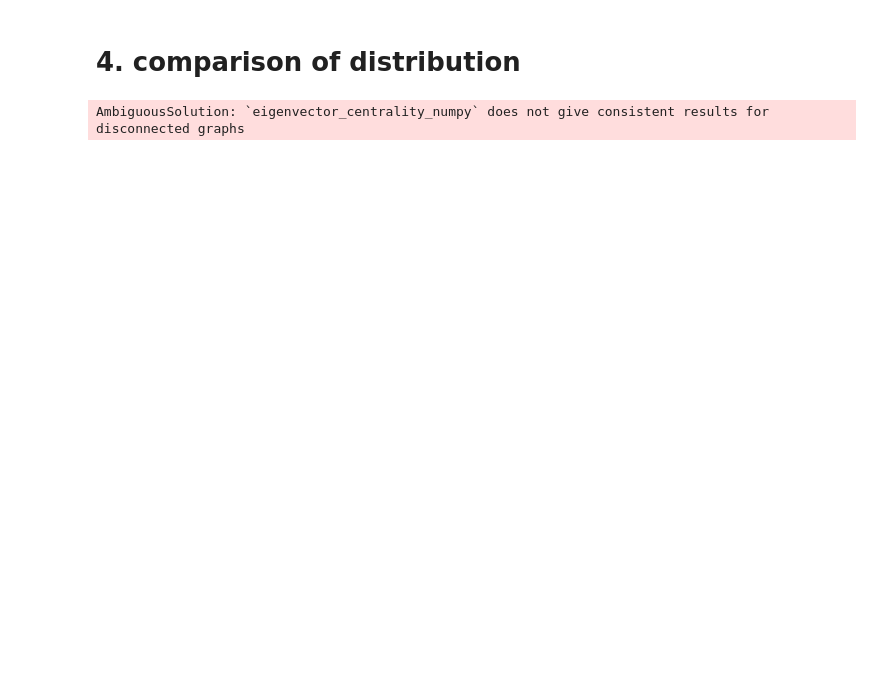
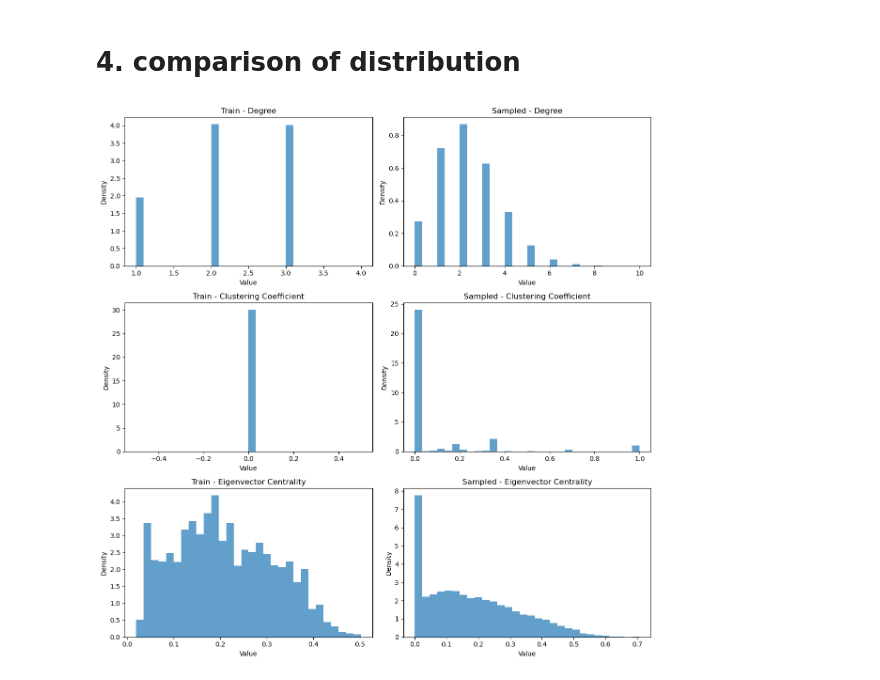
Before and after one commit to ibohaji/Advanced-ml-assignment-3, a Jupyter notebook: baseline.ipynb, the cells around one changed output. Cells and saved outputs as stored; diff of their text form; code cells hidden in the pictures; blank space fills up the shorter version.

```diff
--- a/baseline.ipynb
+++ b/baseline.ipynb
@@ -262,8 +275,13 @@ Novel and Unique: 0.998
 import matplotlib.pyplot as plt
 import networkx as nx
 import numpy as np
+import torch
+import scipy.sparse as sp
+from collections import Counter
+from torch_geometric.utils import to_networkx, from_scipy_sparse_matrix
+from torch_geometric.data import Data
 
-# --------- Statistical functions ---------
+#Statistical functions
 def get_node_degrees(graphs):
     degrees = []
     for g in graphs:
@@ -276,51 +294,56 @@ def get_clustering_coefficients(graphs):
         coeffs.extend(list(nx.clustering(g).values()))
     return coeffs
 
-def get_eigenvector_centrality(graphs):
+def get_eigenvector_centrality_full(graphs):
     centralities = []
     for g in graphs:
-        c = nx.eigenvector_centrality_numpy(g)
-        centralities.extend(list(c.values()))
+        cen_full = {n: 0.0 for n in g.nodes()}
+        if g.number_of_nodes() > 0:
+            lcc_nodes = max(nx.connected_components(g), key=len)
+            LCC = g.subgraph(lcc_nodes)
+            cen_lcc = nx.eigenvector_centrality_numpy(LCC)
+            cen_full.update(cen_lcc)
+        centralities.extend(list(cen_full.values()))
     return centralities
 
-# --------- Extract statistics ---------
-train_degrees = get_node_degrees(train_graphs_nx)
+#Extract statistics
+train_degrees   = get_node_degrees(train_graphs_nx)
 sampled_degrees = get_node_degrees(sampled_graphs_nx)
 
-train_cluster = get_clustering_coefficients(train_graphs_nx)
+train_cluster   = get_clustering_coefficients(train_graphs_nx)
 sampled_cluster = get_clustering_coefficients(sampled_graphs_nx)
 
-train_eigen = get_eigenvector_centrality(train_graphs_nx)
-sampled_eigen = get_eigenvector_centrality(sampled_graphs_nx)
+train_eigen     = get_eigenvector_centrality_full(train_graphs_nx)
+sampled_eigen   = get_eigenvector_centrality_full(sampled_graphs_nx)
 
-# --------- Plotting ---------
+#Plotting
 fig, axes = plt.subplots(3, 2, figsize=(12, 12))
 bins = 30
 
 # First row: Degree
-axes[0, 0].hist(train_degrees, bins=bins, density=True, alpha=0.7, color='blue')
+axes[0, 0].hist(train_degrees,   bins=bins, density=True, alpha=0.7)
 axes[0, 0].set_title("Train - Degree")
-axes[0, 1].hist(sampled_degrees, bins=bins, density=True, alpha=0.7, color='green')
+axes[0, 1].hist(sampled_degrees, bins=bins, density=True, alpha=0.7)
 axes[0, 1].set_title("Sampled - Degree")
 
 # Second row: Clustering Coefficient
-axes[1, 0].hist(train_cluster, bins=bins, density=True, alpha=0.7, color='blue')
+axes[1, 0].hist(train_cluster,   bins=bins, density=True, alpha=0.7)
 axes[1, 0].set_title("Train - Clustering Coefficient")
-axes[1, 1].hist(sampled_cluster, bins=bins, density=True, alpha=0.7, color='green')
+axes[1, 1].hist(sampled_cluster, bins=bins, density=True, alpha=0.7)
 axes[1, 1].set_title("Sampled - Clustering Coefficient")
 
 # Third row: Eigenvector Centrality
-axes[2, 0].hist(train_eigen, bins=bins, density=True, alpha=0.7, color='blue')
+axes[2, 0].hist(train_eigen,   bins=bins, density=True, alpha=0.7)
 axes[2, 0].set_title("Train - Eigenvector Centrality")
-axes[2, 1].hist(sampled_eigen, bins=bins, density=True, alpha=0.7, color='green')
+axes[2, 1].hist(sampled_eigen, bins=bins, density=True, alpha=0.7)
 axes[2, 1].set_title("Sampled - Eigenvector Centrality")
 
-# Set common labels
+# Common labels
 for ax in axes.flat:
     ax.set_xlabel("Value")
     ax.set_ylabel("Density")
 
 plt.tight_layout()
 plt.show()
 # %% [output]
-AmbiguousSolution: `eigenvector_centrality_numpy` does not give consistent results for disconnected graphs
+[figure, added]
```
Also changed, not shown: parts of 11 cells of this notebook.
